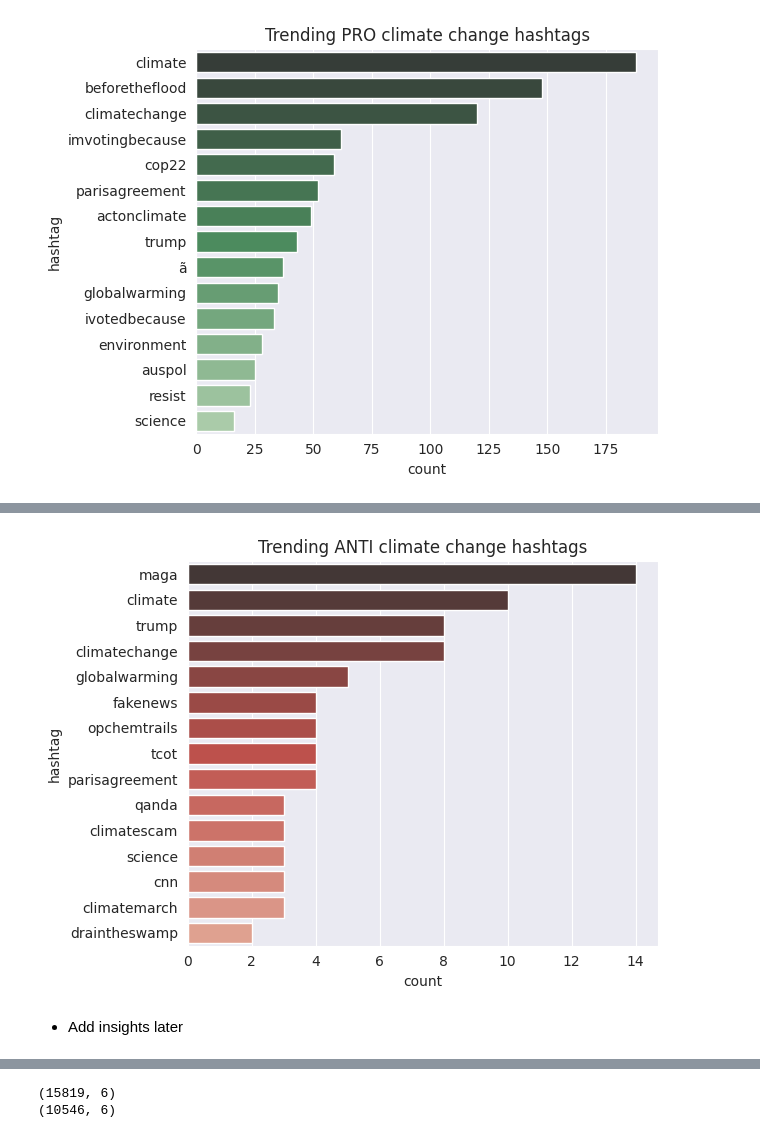
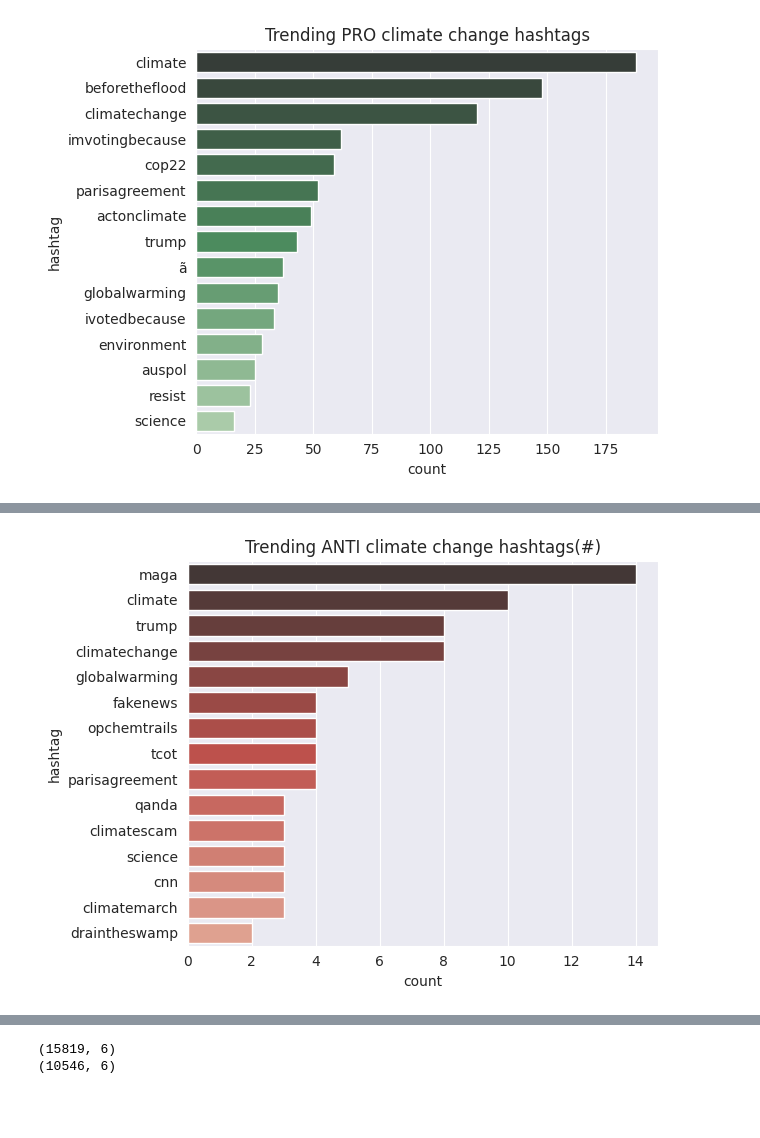
Before and after one commit to Sonkhe-Shongwe/Classification-Sprint-2307FTDS-Team-JL2, a Jupyter notebook: Classification_Sprint_2307FTDS_Team_JL2.ipynb, the cells around one changed output, grey strips where cells are left out. Drawn from its saved outputs; the diff is of its cells as text; code cells hidden in the pictures; blank space fills up the shorter version.

```diff
--- a/Classification_Sprint_2307FTDS_Team_JL2.ipynb
+++ b/Classification_Sprint_2307FTDS_Team_JL2.ipynb
@@ -325,10 +416,12 @@ def hashtag_extract(tweet):
 
     return hashtag_df
 
-df_temp_Hashtag = df_combined.iloc[:len(df_train)].copy()
+# You might need to replace 'message' with the actual column name in your DataFrame
+df_temp_Hashtag = df_train.copy()
+df_temp_Hashtag['message'] = df_temp_Hashtag['message'].apply(lambda x: x.lower())
 
 # Extracting the hashtags from tweets in each class
-pro_hashtag = hashtag_extract(df_temp_Hashtag['clean_message'][df_temp_Hashtag['sentiment'] == 1])
-anti_hashtag = hashtag_extract(df_temp_Hashtag['clean_message'][df_temp_Hashtag['sentiment'] == -1])
-neutral_hashtag = hashtag_extract(df_temp_Hashtag['clean_message'][df_temp_Hashtag['sentiment'] == 0])
-news_hashtag = hashtag_extract(df_temp_Hashtag['clean_message'][df_temp_Hashtag['sentiment'] == 2])
+pro_hashtag = hashtag_extract(df_temp_Hashtag['message'][df_temp_Hashtag['sentiment'] == 1])
+anti_hashtag = hashtag_extract(df_temp_Hashtag['message'][df_temp_Hashtag['sentiment'] == -1])
+neutral_hashtag = hashtag_extract(df_temp_Hashtag['message'][df_temp_Hashtag['sentiment'] == 0])
+news_hashtag = hashtag_extract(df_temp_Hashtag['message'][df_temp_Hashtag['sentiment'] == 2])
@@ -657,17 +671,14 @@ plt.show()
 # %%
 # Plot a bar chart with the specified palette and adjusted concentration
-
 num_hashtags_2 = len(anti_hashtag['hashtag'].unique())
 
 # Manually create a custom green color palette with reversed concentration
 anti_palette = sns.color_palette("Reds_d", n_colors=num_hashtags_2, desat=0.8)[::-1]
 
 # Plot a bar chart with the specified custom palette
 sns.barplot(data=anti_hashtag, y='hashtag', x='count', palette=anti_palette)
-plt.title('Trending ANTI climate change hashtags')
+plt.title('Trending ANTI climate change hashtags(#)')
 plt.tight_layout()
 plt.show()
 # %% [output]
-[figure, old version]
+[figure, new version]
-# %% [markdown]
-- Add insights later
```
Also changed, not shown: parts of 192 cells of this notebook, 4 other files.
